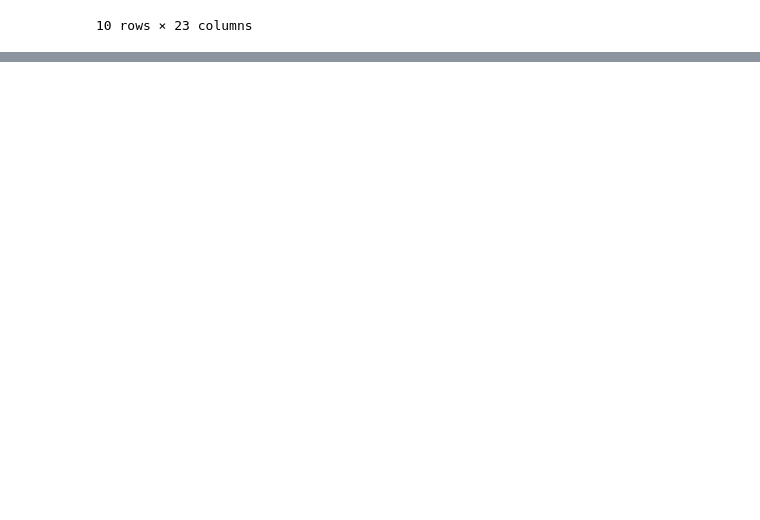
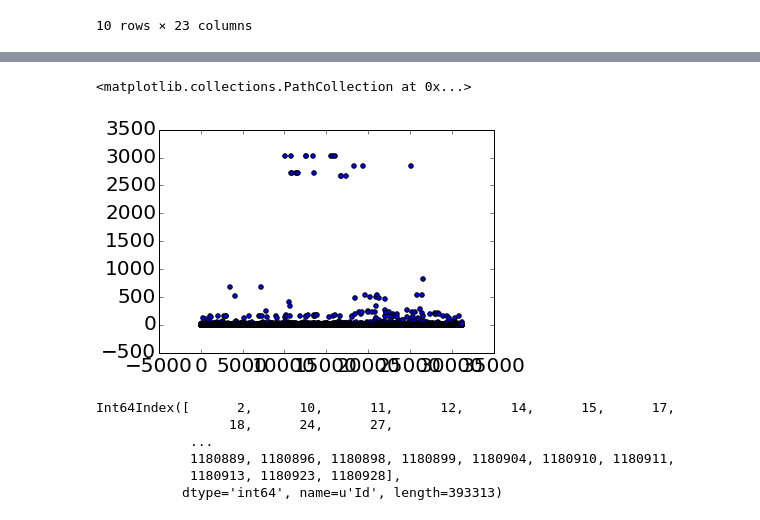
Before and after one commit to amirhamini/Learn_pandas, a Jupyter notebook: rain_data.ipynb, the cells around one changed output, grey strips where cells are left out. Cells and saved outputs as stored; diff of their text form; code cells hidden in the pictures; blank space fills up the shorter version.

```diff
--- a/rain_data.ipynb
+++ b/rain_data.ipynb
@@ -127,0 +154,14 @@ df_grbyIdavgOthers.head(10)
+# %%
+plt.scatter(df_grbyIdavgOthers.index[0:10000], df_grbyIdavgOthers.iloc[0:10000]['Expected'])
+# %% [output]
+<matplotlib.collections.PathCollection at 0x...>
+[figure, added]
+# %%
+df_grbyIdavgOthers.index
+# %% [output]
+Int64Index([      2,      10,      11,      12,      14,      15,      17,
+                 18,      24,      27,
+            ...
+            1180889, 1180896, 1180898, 1180899, 1180904, 1180910, 1180911,
+            1180913, 1180923, 1180928],
+           dtype='int64', name=u'Id', length=393313)
```
Also changed, not shown: parts of 4 cells of this notebook.
